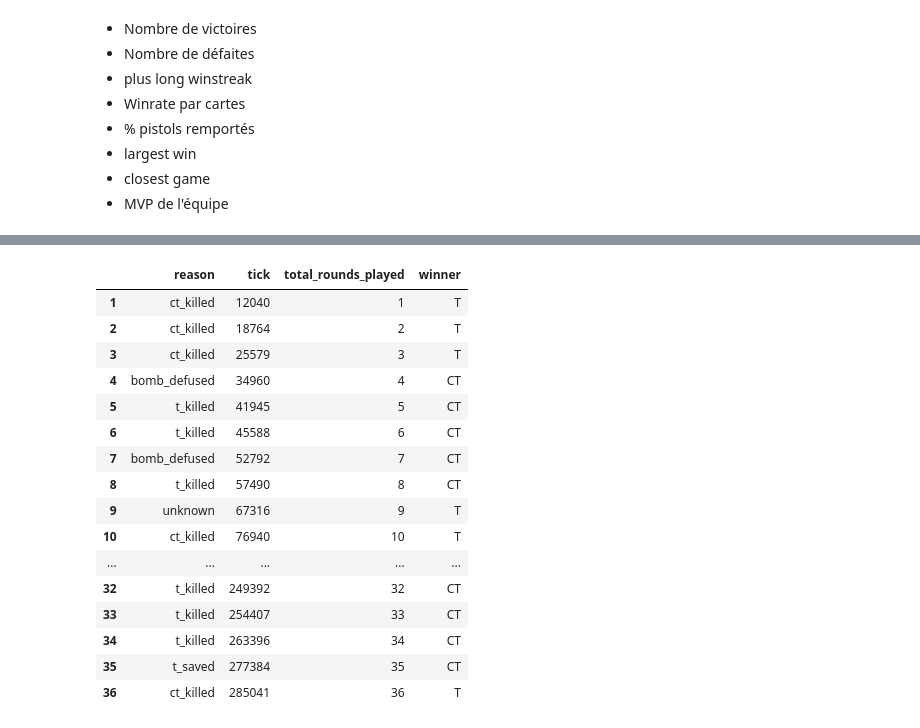
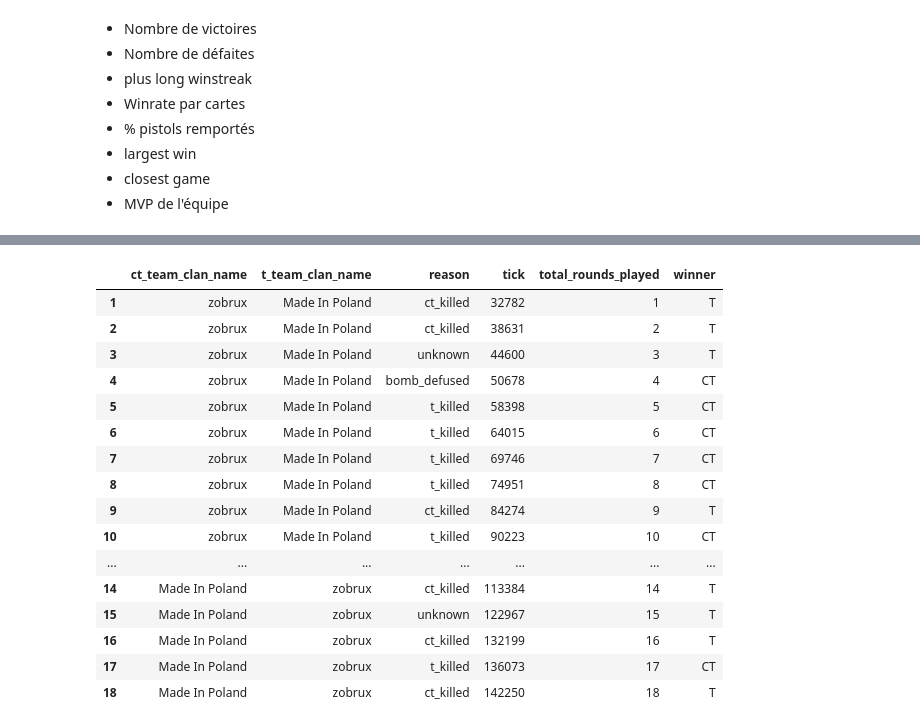
Before and after one commit to Armeldt/CS2-ESEA-season-stats-aggregator, a Jupyter notebook: Projet_cs2_multiple_match.ipynb, the cells around one changed output, grey strips where cells are left out. Saved outputs shown, nothing was run; the diff lists cells and outputs as text; code cells hidden in the pictures.

```diff
--- a/Projet_cs2_multiple_match.ipynb
+++ b/Projet_cs2_multiple_match.ipynb
@@ -8,8 +8,6 @@ import os
 # %% [markdown]
 ### Création d'un dictionnaire avec tous les df par matchs
 # %%
-import os
-import pandas as pd
 # Créer une liste pour stocker les DataFrames concaténés pour chaque fichier
 all_matches = []
 
@@ -35,7 +33,6 @@ for filename in os.listdir(demo_directory):
 
         #tick fin période d'achat
         freezetime_end_tick = demo.parse_event("round_freeze_end")["tick"].drop([0,1]).tolist()# on drop le knife round et le warmup, pas de freezetime au RR
-
 
         # Extraction des noms des joueurs et des équipes
         team_V3 = demo.parse_ticks(["team_clan_name","team_name"])
@@ -78,9 +75,11 @@ for filename in os.listdir(demo_directory):
         agg_stats = demo.parse_ticks(overall_stats, ticks=[max_tick])
 
         # round_winner
-        round_ends = demo.parse_event("round_end", other=["total_rounds_played"])
+        round_ends = demo.parse_event("round_end", other=["total_rounds_played","team_clan_name"])
+
         def transform_round_end(round_ends, first_round_tick):
-            if round_ends.columns[0].lower() == 'legacy':
+            # Vérifier si la première colonne est 'legacy'
+            if round_ends.columns[1].lower() == 'legacy':
                 round_ends['winner'] = round_ends['winner'].apply(lambda x: 'T' if x == 2 else 'CT' if x == 3 else 'unknown')
                 def reason_mapping(x):
                     if x == 9:
@@ -93,14 +92,18 @@ for filename in os.listdir(demo_directory):
                         return 't_saved'
                     else:
                         return 'unknown'
+
                 round_ends['reason'] = round_ends['reason'].apply(reason_mapping)
                 round_ends.drop(round_ends[round_ends['tick'] <= first_round_tick].index, inplace=True)
-                round_ends = round_ends[['reason', 'tick', 'total_rounds_played', 'winner']]
+                round_ends = round_ends[['ct_team_clan_name','t_team_clan_name','reason', 'tick', 'total_rounds_played', 'winner']]
                 round_ends['total_rounds_played'] = round_ends['total_rounds_played'] + 1
+
             else:
                 round_ends.drop(round_ends[round_ends['tick'] <= first_round_tick].index, inplace=True)
                 round_ends.drop(columns=['round'], inplace=True)
+
             return round_ends
+
         round_ends = transform_round_end(round_ends, first_round_tick)
 
 
@@ -121,7 +124,8 @@ for filename in os.listdir(demo_directory):
             'damage_info': all_hits_regs,
             'agg_stats': agg_stats,
             'eco_info': eco_by_team,
-            'round_info': round_ends
+            'round_info': round_ends,
+            'map_info' : map
         }
 
         # Ajout du dictionnaire à la liste
@@ -506,20 +508,20 @@ all_matches[0]['team_info']
 # %%
-all_matches[0]['round_info']
+all_matches[2]['round_info']
 # %% [output]
-|  | reason | tick | total_rounds_played | winner |
-| 1 | ct_killed | 12040 | 1 | T |
-| 2 | ct_killed | 18764 | 2 | T |
-| 3 | ct_killed | 25579 | 3 | T |
-| 4 | bomb_defused | 34960 | 4 | CT |
-| 5 | t_killed | 41945 | 5 | CT |
-| 6 | t_killed | 45588 | 6 | CT |
-| 7 | bomb_defused | 52792 | 7 | CT |
-| 8 | t_killed | 57490 | 8 | CT |
-| 9 | unknown | 67316 | 9 | T |
-| 10 | ct_killed | 76940 | 10 | T |
-| ... | ... | ... | ... | ... |
-| 32 | t_killed | 249392 | 32 | CT |
-| 33 | t_killed | 254407 | 33 | CT |
-| 34 | t_killed | 263396 | 34 | CT |
-| 35 | t_saved | 277384 | 35 | CT |
-| 36 | ct_killed | 285041 | 36 | T |
+|  | ct_team_clan_name | t_team_clan_name | reason | tick | total_rounds_played | winner |
+| 1 | zobrux | Made In Poland | ct_killed | 32782 | 1 | T |
+| 2 | zobrux | Made In Poland | ct_killed | 38631 | 2 | T |
+| 3 | zobrux | Made In Poland | unknown | 44600 | 3 | T |
+| 4 | zobrux | Made In Poland | bomb_defused | 50678 | 4 | CT |
+| 5 | zobrux | Made In Poland | t_killed | 58398 | 5 | CT |
+| 6 | zobrux | Made In Poland | t_killed | 64015 | 6 | CT |
+| 7 | zobrux | Made In Poland | t_killed | 69746 | 7 | CT |
+| 8 | zobrux | Made In Poland | t_killed | 74951 | 8 | CT |
+| 9 | zobrux | Made In Poland | ct_killed | 84274 | 9 | T |
+| 10 | zobrux | Made In Poland | t_killed | 90223 | 10 | CT |
+| ... | ... | ... | ... | ... | ... | ... |
+| 14 | Made In Poland | zobrux | ct_killed | 113384 | 14 | T |
+| 15 | Made In Poland | zobrux | unknown | 122967 | 15 | T |
+| 16 | Made In Poland | zobrux | ct_killed | 132199 | 16 | T |
+| 17 | Made In Poland | zobrux | t_killed | 136073 | 17 | CT |
+| 18 | Made In Poland | zobrux | ct_killed | 142250 | 18 | T |
```
Also changed, not shown: parts of 17 cells of this notebook, 4 other files.
